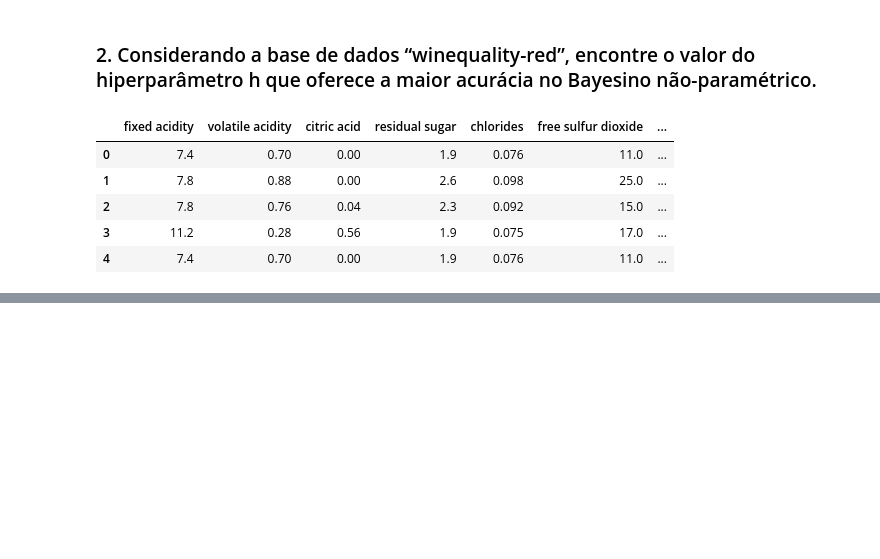
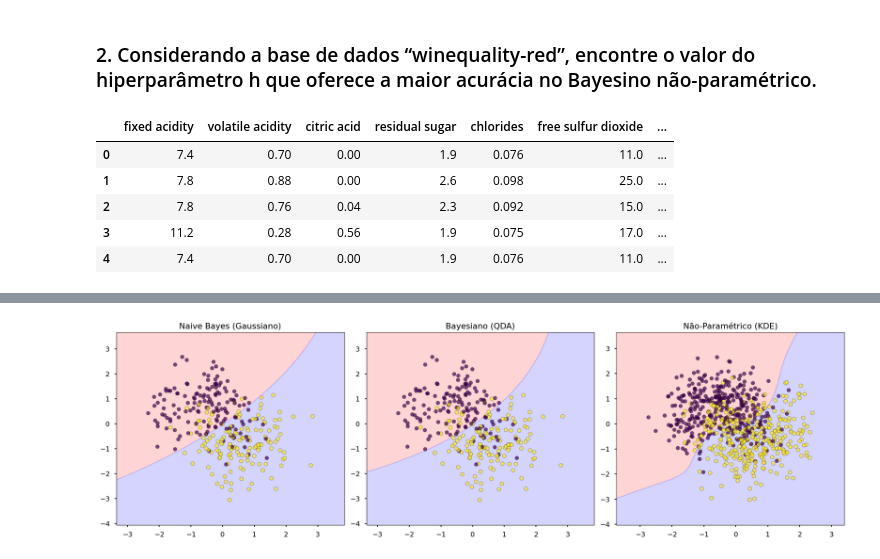
Before and after one commit to geangobo/Introduction-to-Data-Science-USP, a Jupyter notebook: Quest-3/bayes.ipynb, the cells around one changed output, grey strips where cells are left out. Drawn from its saved outputs; the diff is of its cells as text; code cells hidden in the pictures; blank space fills up the shorter version.

```diff
--- a/Quest-3/bayes.ipynb
+++ b/Quest-3/bayes.ipynb
@@ -256,0 +335,14 @@ df_red.head()
+# %%
+scaler = StandardScaler()
+X_train_scaled = scaler.fit_transform(X_train)
+X_test_scaled = scaler.transform(X_test)
+# %%
+# --- Modelo 1: Naive Bayes (Gaussiano) ---
+gnb = GaussianNB()
+gnb.fit(X_train_scaled, y_train)
+y_pred_gnb = gnb.predict(X_test_scaled)
+# %%
+# --- Modelo 2: Classificador Bayesiano Paramétrico (QDA) ---
+qda = QuadraticDiscriminantAnalysis()
+qda.fit(X_train_scaled, y_train)
+y_pred_qda = qda.predict(X_test_scaled)
@@ -256,0 +351,5 @@ df_red.head()
+# %%
+# --- Modelo 3: Classificador Bayesiano Não-Paramétrico (KDE) ---
+kde_clf = KDEClassifier(bandwidth=0.5)
+kde_clf.fit(X_train_scaled, y_train)
+y_pred_kde = kde_clf.predict(X_test_scaled)
@@ -256,0 +387,27 @@ df_red.head()
+# %%
+# Função para plotar a fronteira de decisão
+def plot_decision_boundary(clf, X, y, ax, title):
+    x_min, x_max = X[:, 0].min() - 1, X[:, 0].max() + 1
+    y_min, y_max = X[:, 1].min() - 1, X[:, 1].max() + 1
+    xx, yy = np.meshgrid(np.arange(x_min, x_max, 0.02),
+                         np.arange(y_min, y_max, 0.02))
+    Z = clf.predict(np.c_[xx.ravel(), yy.ravel()])
+    Z = Z.reshape(xx.shape)
+
+    cmap_light = ListedColormap(['#FFAAAA', '#AAAAFF'])
+    ax.contourf(xx, yy, Z, cmap=cmap_light, alpha=0.5)
+    ax.scatter(X[:, 0], X[:, 1], c=y, cmap='viridis', s=50, alpha=0.7, edgecolor='k')
+    ax.set_title(title)
+
+# Criar a figura com 3 subplots
+fig, axes = plt.subplots(1, 3, figsize=(20, 6))
+
+# Plotar a fronteira para cada classificador
+plot_decision_boundary(gnb, X_test_scaled, y_test, axes[0], 'Naive Bayes (Gaussiano)')
+plot_decision_boundary(qda, X_test_scaled, y_test, axes[1], 'Bayesiano (QDA)')
+plot_decision_boundary(kde_clf, X_train_scaled, y_train, axes[2], 'Não-Paramétrico (KDE)') # Usamos treino para KDE para melhor visualização da fronteira aprendida
+
+plt.tight_layout()
+plt.show()
+# %% [output]
+[figure, added]
```
Also changed, not shown: parts of 17 cells of this notebook.
